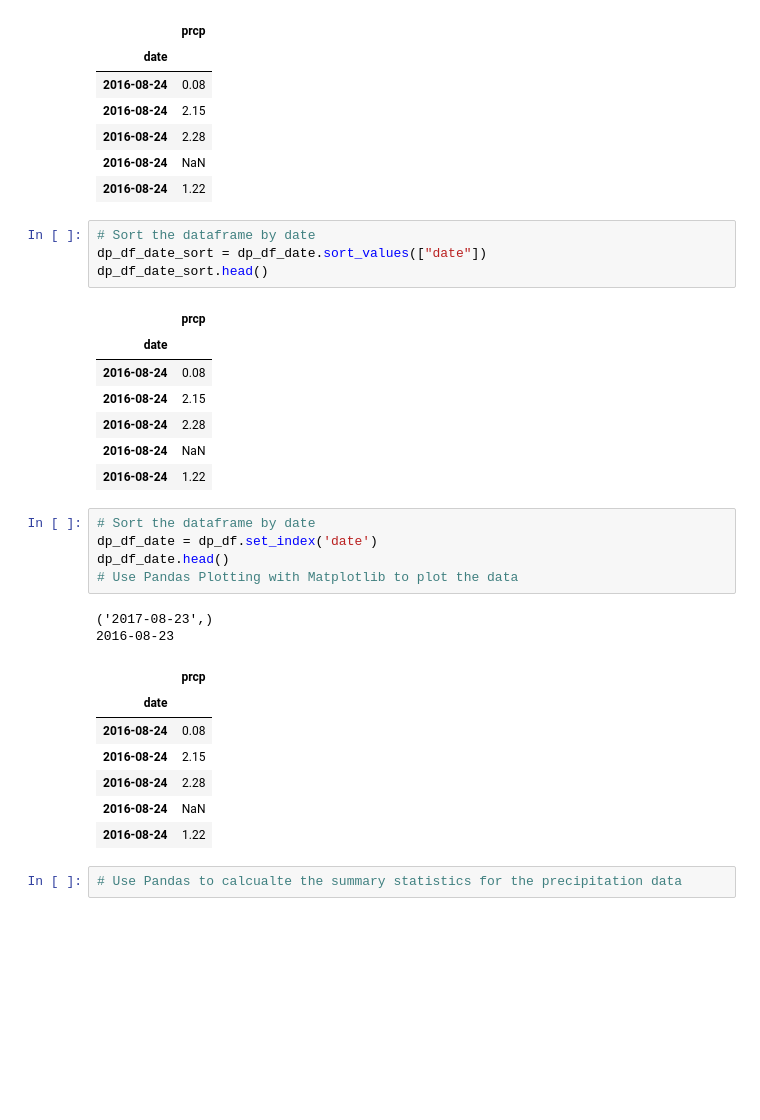
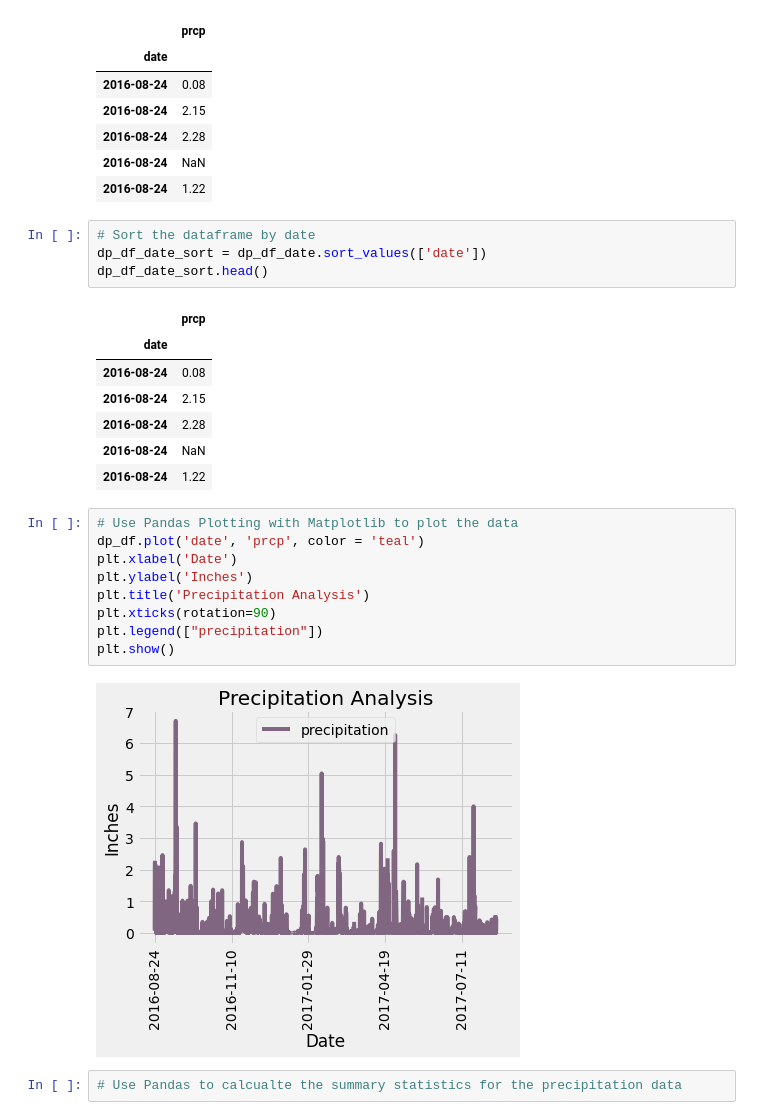
Before and after one commit to benwbarr/sqlalchemy-challenge, a Jupyter notebook: climate_starter.ipynb, the cells around one changed output. Drawn from its saved outputs; the diff is of its cells as text; blank space fills up the shorter version.

```diff
--- a/climate_starter.ipynb
+++ b/climate_starter.ipynb
@@ -98,7 +99,7 @@ dp_df_date.head()
 | 2016-08-24 | 1.22 |
 # %%
 # Sort the dataframe by date
-dp_df_date_sort = dp_df_date.sort_values(["date"])
+dp_df_date_sort = dp_df_date.sort_values(['date'])
 dp_df_date_sort.head()
 # %% [output]
 |  | prcp |
@@ -108,21 +109,17 @@ dp_df_date_sort.head()
 | 2016-08-24 | 2.28 |
 | 2016-08-24 | NaN |
 | 2016-08-24 | 1.22 |
-# %%
-# Sort the dataframe by date
-dp_df_date = dp_df.set_index('date')
-dp_df_date.head()
-# Use Pandas Plotting with Matplotlib to plot the data
-# %% [output]
-('2017-08-23',)
-2016-08-23
-|  | prcp |
-| date |  |
-| 2016-08-24 | 0.08 |
-| 2016-08-24 | 2.15 |
-| 2016-08-24 | 2.28 |
-| 2016-08-24 | NaN |
-| 2016-08-24 | 1.22 |
+# %%
+# Use Pandas Plotting with Matplotlib to plot the data
+dp_df.plot('date', 'prcp', color = 'teal')
+plt.xlabel('Date')
+plt.ylabel('Inches')
+plt.title('Precipitation Analysis')
+plt.xticks(rotation=90)
+plt.legend(["precipitation"])
+plt.show()
+# %% [output]
+[figure, added]
 # %%
 # Use Pandas to calcualte the summary statistics for the precipitation data
 # %%
```
Also changed, not shown: parts of 1 cell of this notebook.
